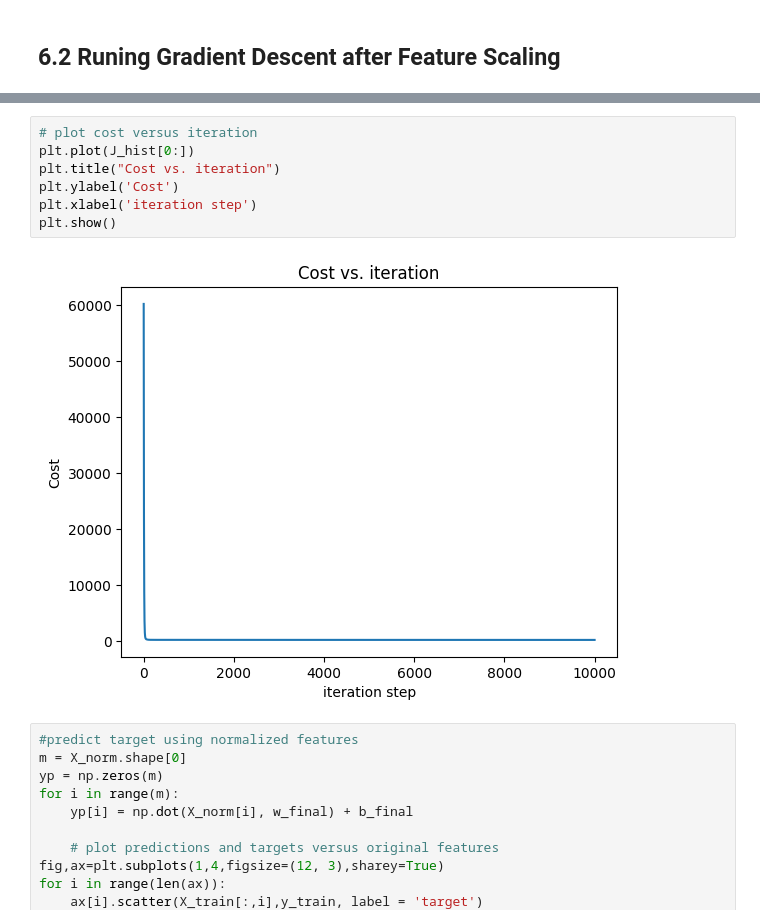
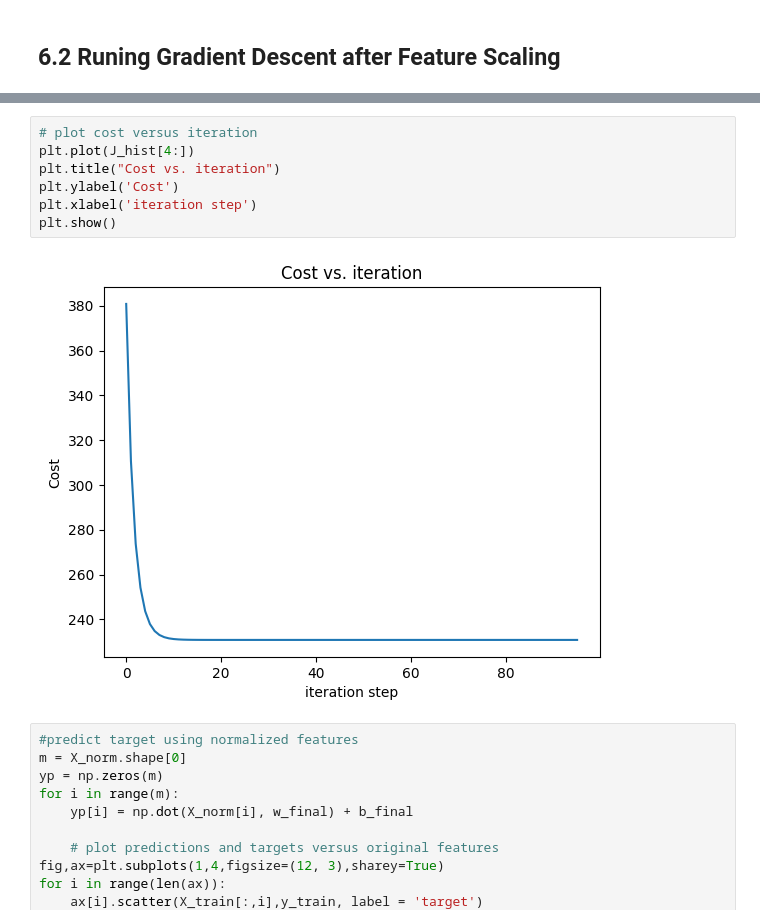
Before and after one commit to Laskiri/Machine-Inteligence, a Jupyter notebook: Session3_Multiple_Linear_Regression.ipynb, the cells around one changed output, grey strips where cells are left out. Saved outputs shown, nothing was run; the diff lists cells and outputs as text.

```diff
--- a/Session3_Multiple_Linear_Regression.ipynb
+++ b/Session3_Multiple_Linear_Regression.ipynb
@@ -462,13 +473,13 @@ prediction: 486.62, target value: 509.8
 prediction: 389.50, target value: 394.0
 # %%
 # plot cost versus iteration
-plt.plot(J_hist[0:])
+plt.plot(J_hist[4:])
 plt.title("Cost vs. iteration")
 plt.ylabel('Cost')
 plt.xlabel('iteration step')
 plt.show()
 # %% [output]
-[figure, old version]
+[figure, new version]
 # %%
 #predict target using normalized features
 m = X_norm.shape[0]
```
Also changed, not shown: parts of 8 cells of this notebook, 16 other files.
